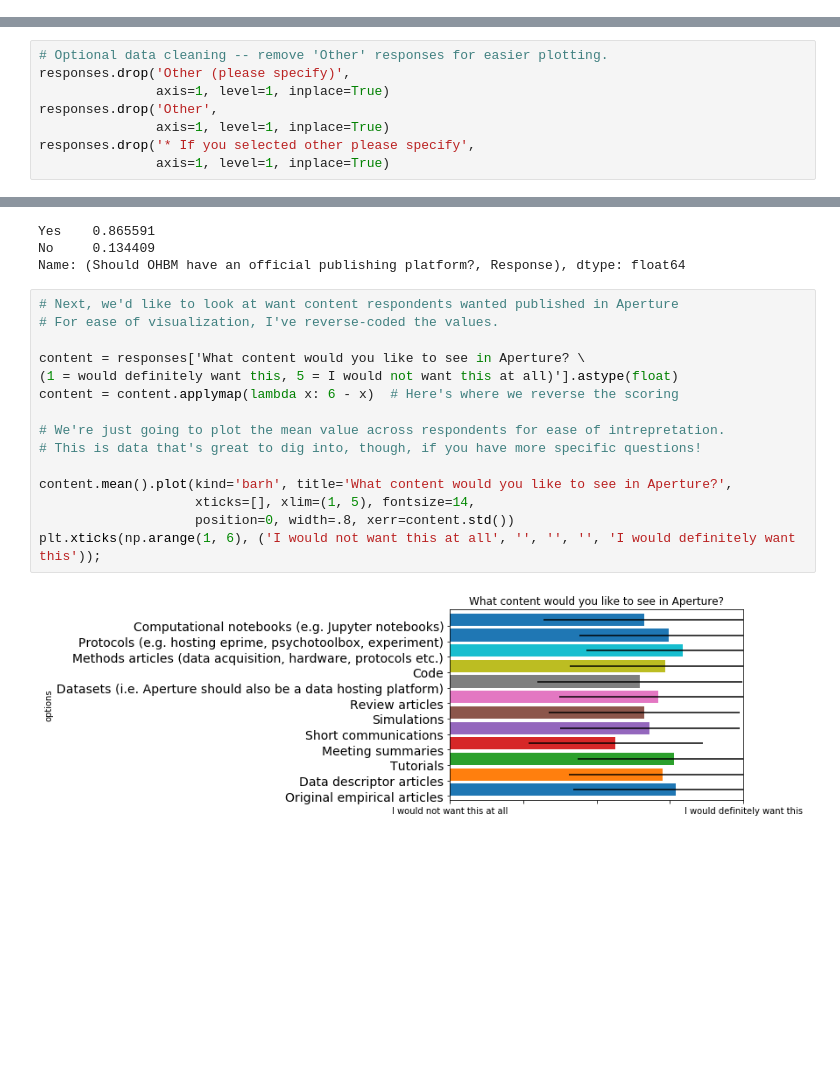
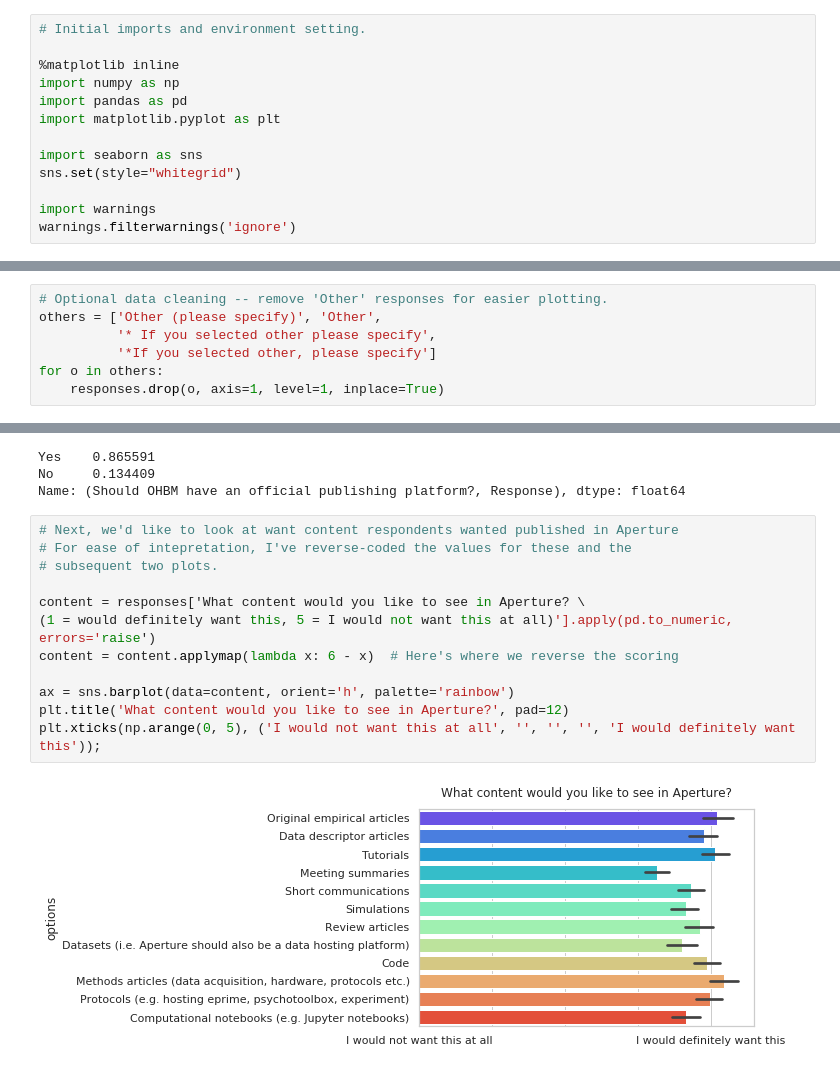
Before and after one commit to emdupre/aperture_survey, a Jupyter notebook: aperture_survey_blog.ipynb, the cells around one changed output, grey strips where cells are left out. Saved outputs shown, nothing was run; the diff lists cells and outputs as text; blank space fills up the shorter version.

Commit message:
include all figures from blogpost

```diff
--- a/aperture_survey_blog.ipynb
+++ b/aperture_survey_blog.ipynb
@@ -1 +1,14 @@
+# %%
+# Initial imports and environment setting.
+
+%matplotlib inline
+import numpy as np
+import pandas as pd
+import matplotlib.pyplot as plt
+
+import seaborn as sns
+sns.set(style="whitegrid")
+
+import warnings
+warnings.filterwarnings('ignore')
 # %%
@@ -34,12 +40,11 @@ data = df.iloc[2:].values
 responses = pd.DataFrame(data=data, columns=index)
 # %%
 # Optional data cleaning -- remove 'Other' responses for easier plotting.
-responses.drop('Other (please specify)',
-               axis=1, level=1, inplace=True)
-responses.drop('Other',
-               axis=1, level=1, inplace=True)
-responses.drop('* If you selected other please specify',
-               axis=1, level=1, inplace=True)
+others = ['Other (please specify)', 'Other',
+          '* If you selected other please specify',
+          '*If you selected other, please specify']
+for o in others:
+    responses.drop(o, axis=1, level=1, inplace=True)
 # %%
 # First question of interest --
 responses['Should OHBM have an official publishing platform?',
@@ -50,18 +55,15 @@ No     0.134409
 Name: (Should OHBM have an official publishing platform?, Response), dtype: float64
 # %%
 # Next, we'd like to look at want content respondents wanted published in Aperture
-# For ease of visualization, I've reverse-coded the values.
+# For ease of intepretation, I've reverse-coded the values for these and the
+# subsequent two plots.
 
 content = responses['What content would you like to see in Aperture? \
-(1 = would definitely want this, 5 = I would not want this at all)'].astype(float)
+(1 = would definitely want this, 5 = I would not want this at all)'].apply(pd.to_numeric, errors='raise')
 content = content.applymap(lambda x: 6 - x)  # Here's where we reverse the scoring
 
-# We're just going to plot the mean value across respondents for ease of intrepretation.
-# This is data that's great to dig into, though, if you have more specific questions!
-
-content.mean().plot(kind='barh', title='What content would you like to see in Aperture?',
-                    xticks=[], xlim=(1, 5), fontsize=14,
-                    position=0, width=.8, xerr=content.std())
-plt.xticks(np.arange(1, 6), ('I would not want this at all', '', '', '', 'I would definitely want this'));
+ax = sns.barplot(data=content, orient='h', palette='rainbow')
+plt.title('What content would you like to see in Aperture?', pad=12)
+plt.xticks(np.arange(0, 5), ('I would not want this at all', '', '', '', 'I would definitely want this'));
 # %% [output]
-[figure, old version]
+[figure, new version]
```
Also changed, not shown: parts of 5 cells of this notebook.
